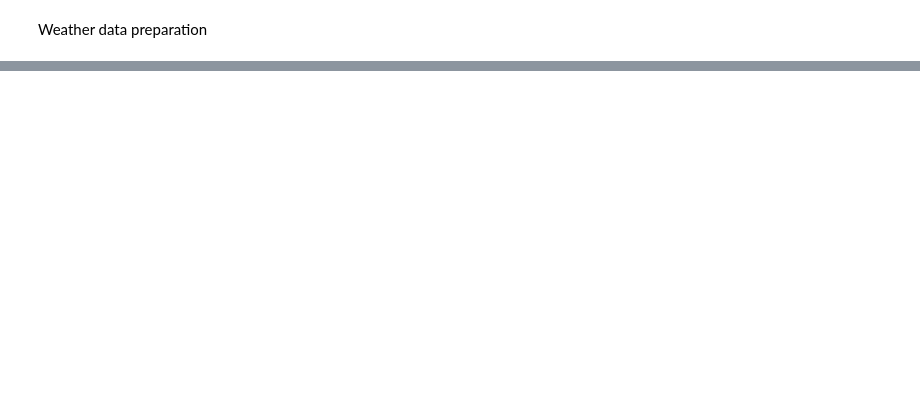
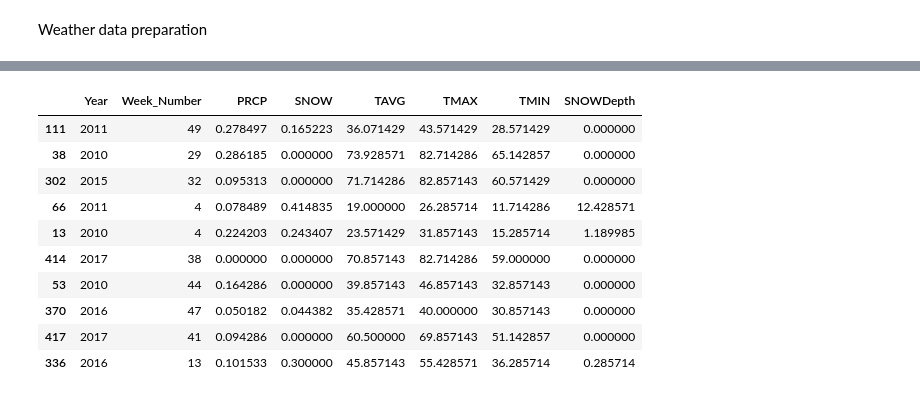
Before and after one commit to shivasanketh-rm/InfluenzaOutbreaks, a Jupyter notebook: IO_weatherPrep.ipynb, the cells around one changed output, grey strips where cells are left out. Saved outputs shown, nothing was run; the diff lists cells and outputs as text; code cells hidden in the pictures; blank space fills up the shorter version.

```diff
--- a/IO_weatherPrep.ipynb
+++ b/IO_weatherPrep.ipynb
@@ -66,3 +119,17 @@ df_TPS.head()
+# %%
+df_TPS_1.sample(10)
+# %% [output]
+|  | Year | Week_Number | PRCP | SNOW | TAVG | TMAX | TMIN | SNOWDepth |
+| 111 | 2011 | 49 | 0.278497 | 0.165223 | 36.071429 | 43.571429 | 28.571429 | 0.000000 |
+| 38 | 2010 | 29 | 0.286185 | 0.000000 | 73.928571 | 82.714286 | 65.142857 | 0.000000 |
+| 302 | 2015 | 32 | 0.095313 | 0.000000 | 71.714286 | 82.857143 | 60.571429 | 0.000000 |
+| 66 | 2011 | 4 | 0.078489 | 0.414835 | 19.000000 | 26.285714 | 11.714286 | 12.428571 |
+| 13 | 2010 | 4 | 0.224203 | 0.243407 | 23.571429 | 31.857143 | 15.285714 | 1.189985 |
+| 414 | 2017 | 38 | 0.000000 | 0.000000 | 70.857143 | 82.714286 | 59.000000 | 0.000000 |
+| 53 | 2010 | 44 | 0.164286 | 0.000000 | 39.857143 | 46.857143 | 32.857143 | 0.000000 |
+| 370 | 2016 | 47 | 0.050182 | 0.044382 | 35.428571 | 40.000000 | 30.857143 | 0.000000 |
+| 417 | 2017 | 41 | 0.094286 | 0.000000 | 60.500000 | 69.857143 | 51.142857 | 0.000000 |
+| 336 | 2016 | 13 | 0.101533 | 0.300000 | 45.857143 | 55.428571 | 36.285714 | 0.285714 |
 # %%
 #Creates a new dataframe by merging only the required county in master dataframe and the df_TPS dataframe for that county
 #This new dataframe is only a partial dataframe that contains only the rows that have the mentioned county values
```
Also changed, not shown: parts of 10 cells of this notebook.
